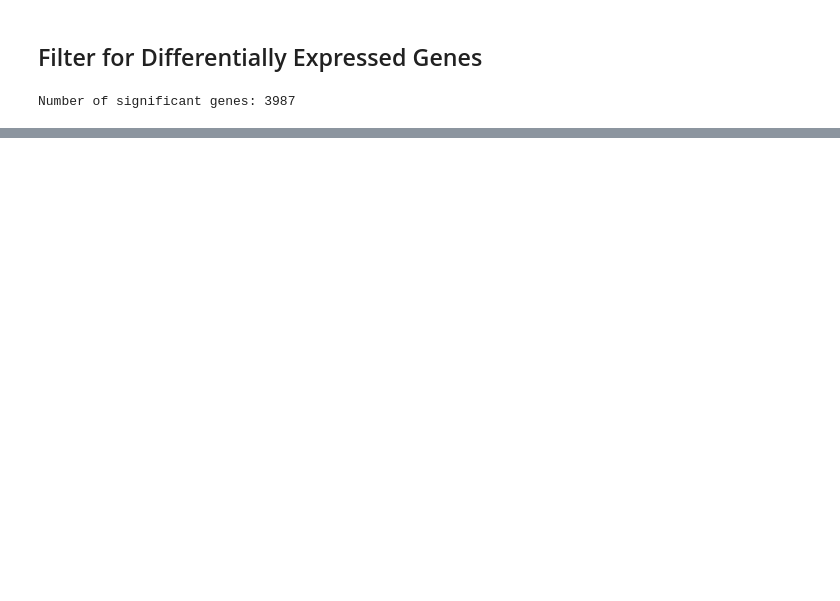
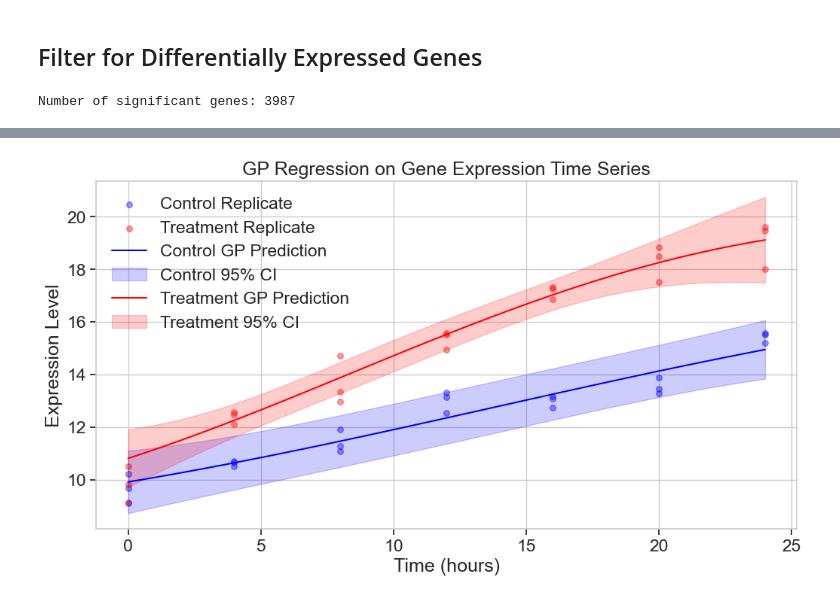
Before and after one commit to gabrielrosendo/CST-425, a Jupyter notebook: Gaussian Regression/GaussianRegression.ipynb, the cells around one changed output, grey strips where cells are left out. Saved outputs shown, nothing was run; the diff lists cells and outputs as text; code cells hidden in the pictures; blank space fills up the shorter version.

```diff
--- a/Gaussian Regression/GaussianRegression.ipynb
+++ b/Gaussian Regression/GaussianRegression.ipynb
@@ -81,0 +290,97 @@ plt.show()
+# %%
+# Function to fit GP to expression data
+def fit_gp_to_expression_data(timepoints, expression_data, kernel=None):
+    """
+    Fit a Gaussian Process to expression data
+
+    Parameters:
+    - timepoints: array of time points
+    - expression_data: array of shape (n_timepoints, n_replicates)
+    - kernel: pre-defined kernel (optional)
+
+    Returns:
+    - fitted GP model
+    """
+    # Calculate mean expression across replicates
+    mean_expression = np.mean(expression_data, axis=1)
+
+    # Calculate standard error of the mean
+    if expression_data.shape[1] > 1:
+        sem = np.std(expression_data, axis=1) / np.sqrt(expression_data.shape[1])
+    else:
+        sem = np.ones_like(mean_expression) * 0.1  # Default if only one replicate
+
+    # Reshape for sklearn
+    X = timepoints.reshape(-1, 1)
+    y = mean_expression
+
+    # Define kernel if not provided
+    if kernel is None:
+        kernel = C(1.0) * RBF(length_scale=5.0) + WhiteKernel(noise_level=1.0)
+
+    # Create GP model with alpha based on standard error
+    model = GaussianProcessRegressor(
+        kernel=kernel,
+        alpha=sem**2,  # Observation noise
+        normalize_y=True,
+        n_restarts_optimizer=10
+    )
+
+    # Fit the model
+    model.fit(X, y)
+
+    return model
+
+# Fit GP models to control and treatment data
+control_gp = fit_gp_to_expression_data(timepoints, control_data)
+treatment_gp = fit_gp_to_expression_data(timepoints, treatment_data)
+
+# Create a dense grid of time points for smooth predictions
+X_dense = np.linspace(0, 24, 100).reshape(-1, 1)
+
+# Make predictions
+control_pred, control_std = control_gp.predict(X_dense, return_std=True)
+treatment_pred, treatment_std = treatment_gp.predict(X_dense, return_std=True)
+
+# Plot the results
+plt.figure(figsize=(12, 6))
+
+# Plot original data points
+for i in range(control_data.shape[1]):
+    plt.scatter(timepoints, control_data[:, i], color='blue', alpha=0.4, s=30,
+                label='Control Replicate' if i == 0 else None)
+
+for i in range(treatment_data.shape[1]):
+    plt.scatter(timepoints, treatment_data[:, i], color='red', alpha=0.4, s=30,
+                label='Treatment Replicate' if i == 0 else None)
+
+# Plot GP predictions
+plt.plot(X_dense, control_pred, 'b-', label='Control GP Prediction')
+plt.fill_between(X_dense.ravel(),
+                 control_pred - 2 * control_std,
+                 control_pred + 2 * control_std,
+                 alpha=0.2, color='blue', label='Control 95% CI')
+
+plt.plot(X_dense, treatment_pred, 'r-', label='Treatment GP Prediction')
+plt.fill_between(X_dense.ravel(),
+                 treatment_pred - 2 * treatment_std,
+                 treatment_pred + 2 * treatment_std,
+                 alpha=0.2, color='red', label='Treatment 95% CI')
+
+plt.xlabel('Time (hours)')
+plt.ylabel('Expression Level')
+plt.title('GP Regression on Gene Expression Time Series')
+plt.legend(loc='upper left')
+plt.grid(True)
+plt.show()
+
+# Print the fitted kernel parameters
+print("Control condition kernel:")
+print(control_gp.kernel_)
+print(f"Log marginal likelihood: {control_gp.log_marginal_likelihood_value_:.4f}")
+
+print("\nTreatment condition kernel:")
+print(treatment_gp.kernel_)
+print(f"Log marginal likelihood: {treatment_gp.log_marginal_likelihood_value_:.4f}")
+# %% [output]
+[figure, added]
```
Also changed, not shown: parts of 16 cells of this notebook, 1 other file.
